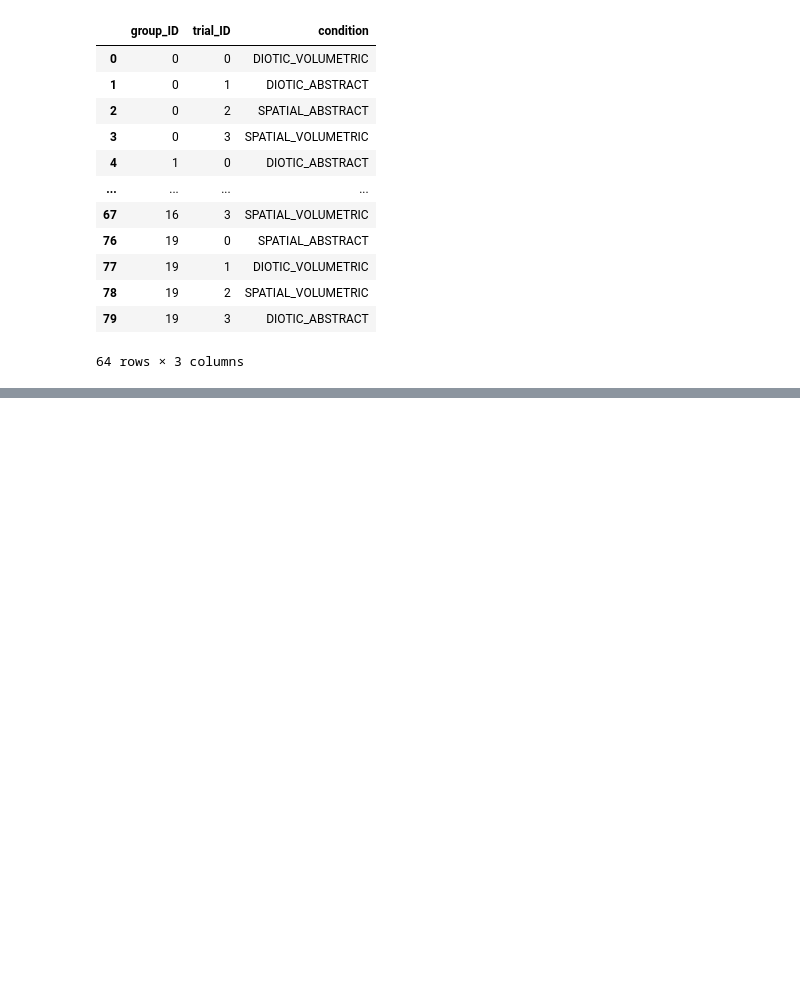
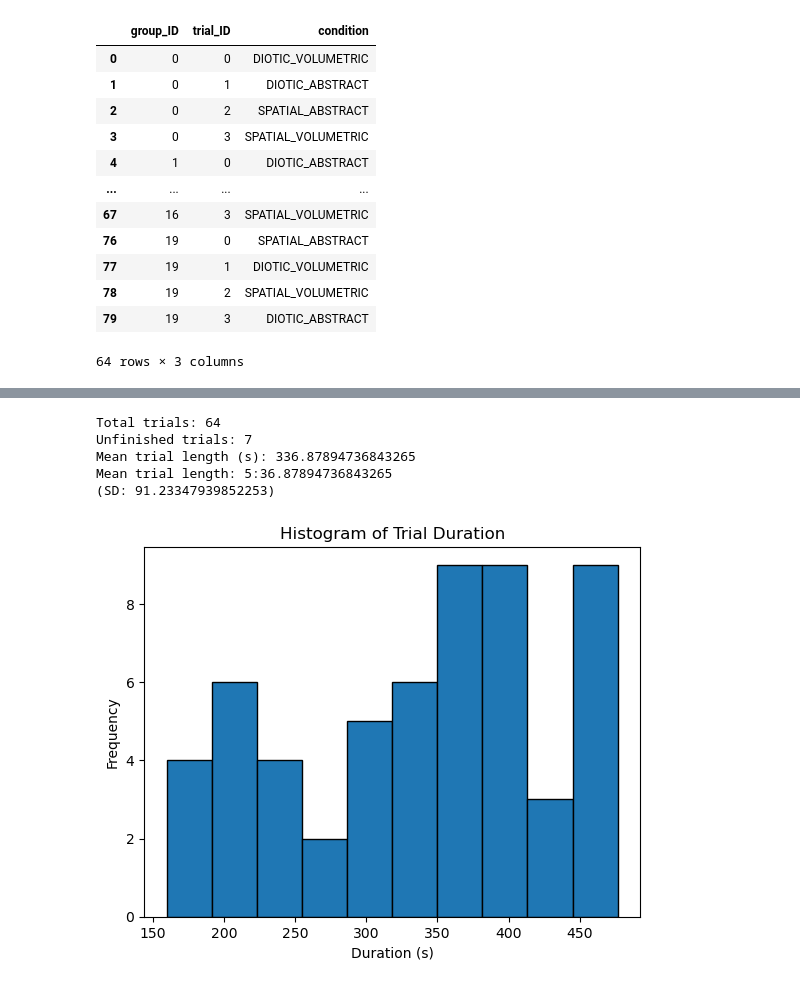
Before and after one commit to gary444/Recording-And-Analysis-Plugin, a Jupyter notebook: Python/GazeStateAnalysis.ipynb, the cells around one changed output, grey strips where cells are left out. Cells and saved outputs as stored; diff of their text form; code cells hidden in the pictures; blank space fills up the shorter version.

Commit message:
update mean duration calculation

```diff
--- a/Python/GazeStateAnalysis.ipynb
+++ b/Python/GazeStateAnalysis.ipynb
@@ -33,7 +33,9 @@ import csv
 
 # data_dir="C:/Users/gary4/Documents/repos/Recording-And-Analysis-Plugin/Data/group0"
 # data_dir="Z:/Gary/Research/APlausE-MR_MR4_CollaborativeTelepresenceStudy/gazeAnalysis/group0"
-data_dir="Z:/builds/aplause-mr/UNITY_APP/aplause-mr-20240707-studystate-v1/gazeAnalysisv2"
+# data_dir="Z:/builds/aplause-mr/UNITY_APP/aplause-mr-20240707-studystate-v1/gazeAnalysisv2"
+data_dir="C:/Users/gary4/Documents/Work/BUW/Research/MR4/gazeAnalysisv2"
+
 
 # find all "gaze_classification_results" files
 files = os.listdir(data_dir)
@@ -430,0 +432,30 @@ Mean trial length (s): 352.6765625000148
+# %%
+print("Total trials: " + str(len(trial_lengths)))
+
+trials_task_unfinished = len([t for t in trial_lengths if t > (60*8-1)])
+print("Unfinished trials: " +  str((trials_task_unfinished)))
+
+finished_trial_lengths = [t for t in trial_lengths if t < (60*8-1)]
+mean = statistics.mean(finished_trial_lengths)
+print("Mean trial length (s): " + str(mean))
+
+mean_mins = int(mean / 60)
+mean_secs = mean - (mean_mins * 60)
+print("Mean trial length: " + str(mean_mins) + ":" + str(mean_secs))
+
+print("(SD: " + str(statistics.stdev(finished_trial_lengths)) + ")")
+
+plt.hist(finished_trial_lengths, edgecolor='black')
+
+# Adding titles and labels
+plt.title('Histogram of Trial Duration')
+plt.xlabel('Duration (s)')
+plt.ylabel('Frequency')
+plt.show()
+# %% [output]
+Total trials: 64
+Unfinished trials: 7
+Mean trial length (s): 336.87894736843265
+Mean trial length: 5:36.87894736843265
+(SD: 91.23347939852253)
+[figure, added]
```
Also changed, not shown: parts of 1 cell of this notebook.
